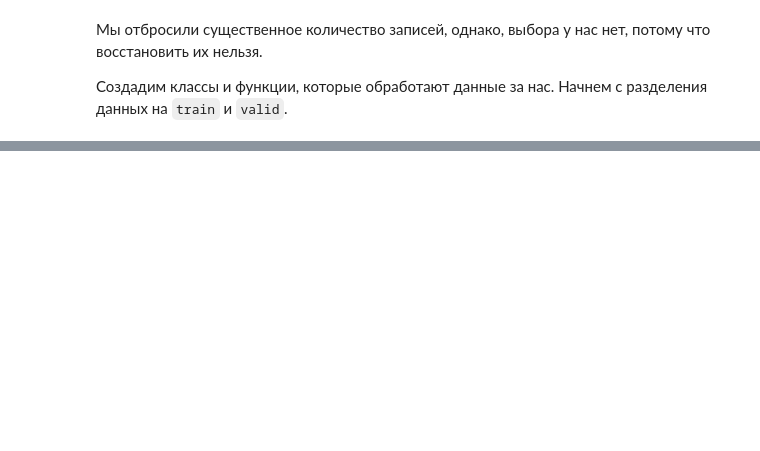
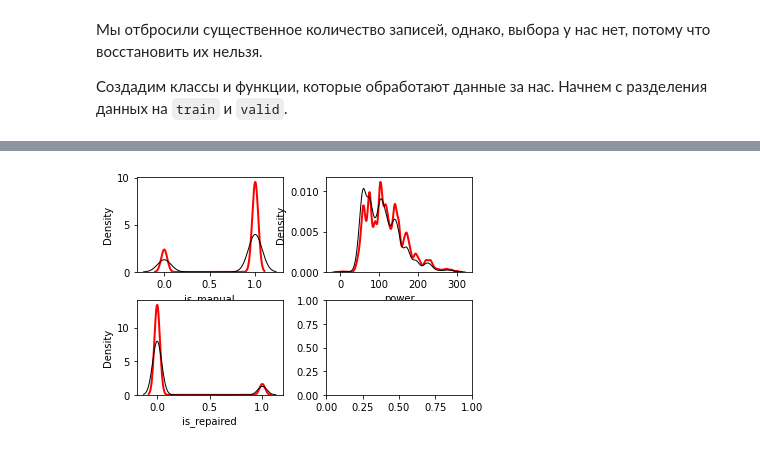
Before and after one commit to mskhmelik/yandex_data_science, a Jupyter notebook: Project_6/prj_auto_prices.ipynb, the cells around one changed output, grey strips where cells are left out. Drawn from its saved outputs; the diff is of its cells as text; code cells hidden in the pictures; blank space fills up the shorter version.

```diff
--- a/Project_6/prj_auto_prices.ipynb
+++ b/Project_6/prj_auto_prices.ipynb
@@ -270,0 +297,13 @@ imputer = NaNImputer(train_sample_size = 50000,
+# %%
+# Create kernel.
+kds = mf.ImputationKernel(
+  dct_splits['train']['features'],
+  save_all_iterations=True,
+  random_state=RANDOM_SEED
+)
+
+# Run the MICE algorithm for 2 iterations
+kds.mice(2)
+
+# Return the completed dataset.
+df_complete = kds.complete_data()
@@ -270,0 +330,4 @@ imputer = NaNImputer(train_sample_size = 50000,
+# %%
+kds.plot_imputed_distributions(wspace=0.3,hspace=0.3)
+# %% [output]
+[figure, added]
```
Also changed, not shown: parts of 10 cells of this notebook.
